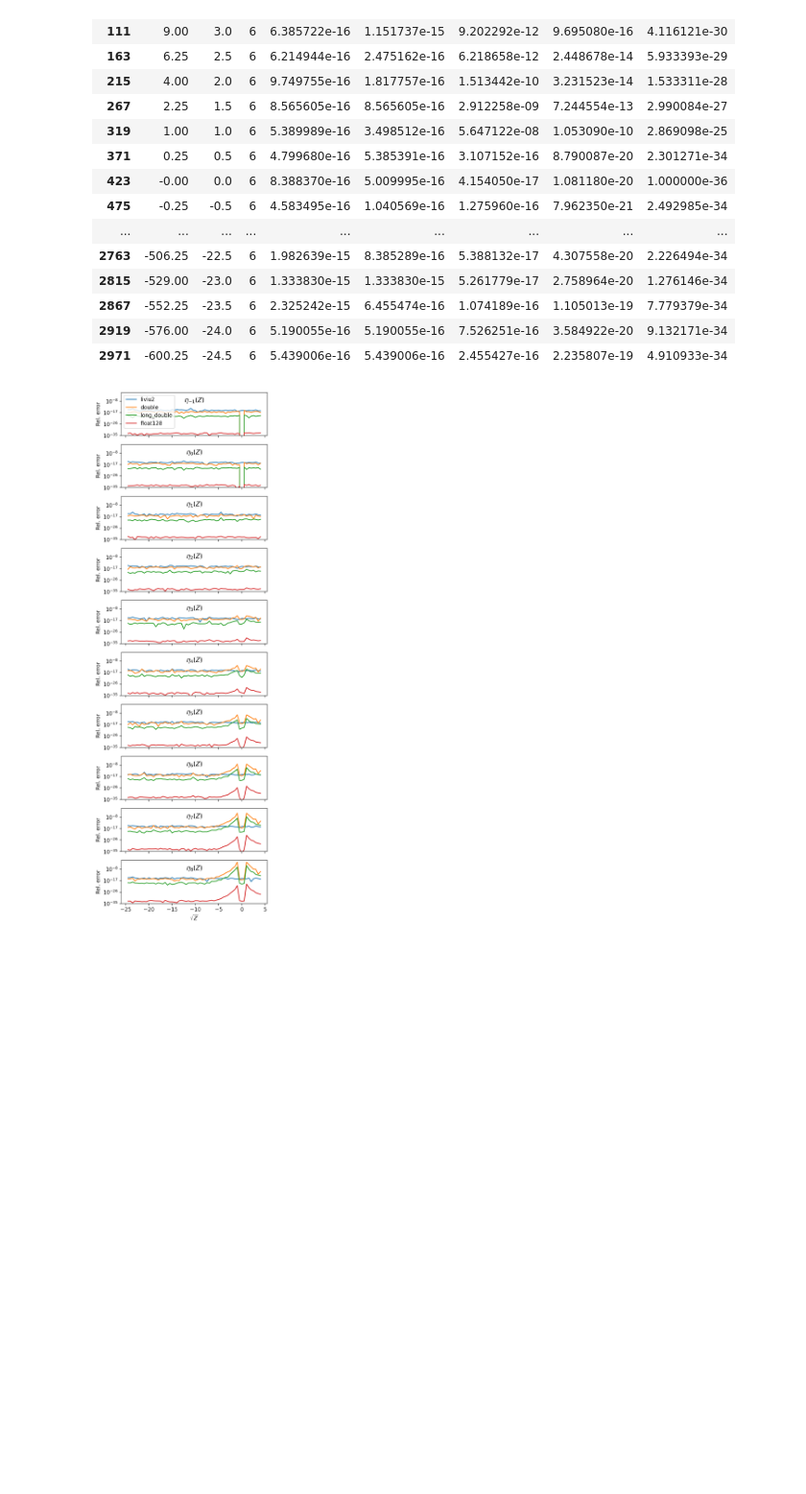
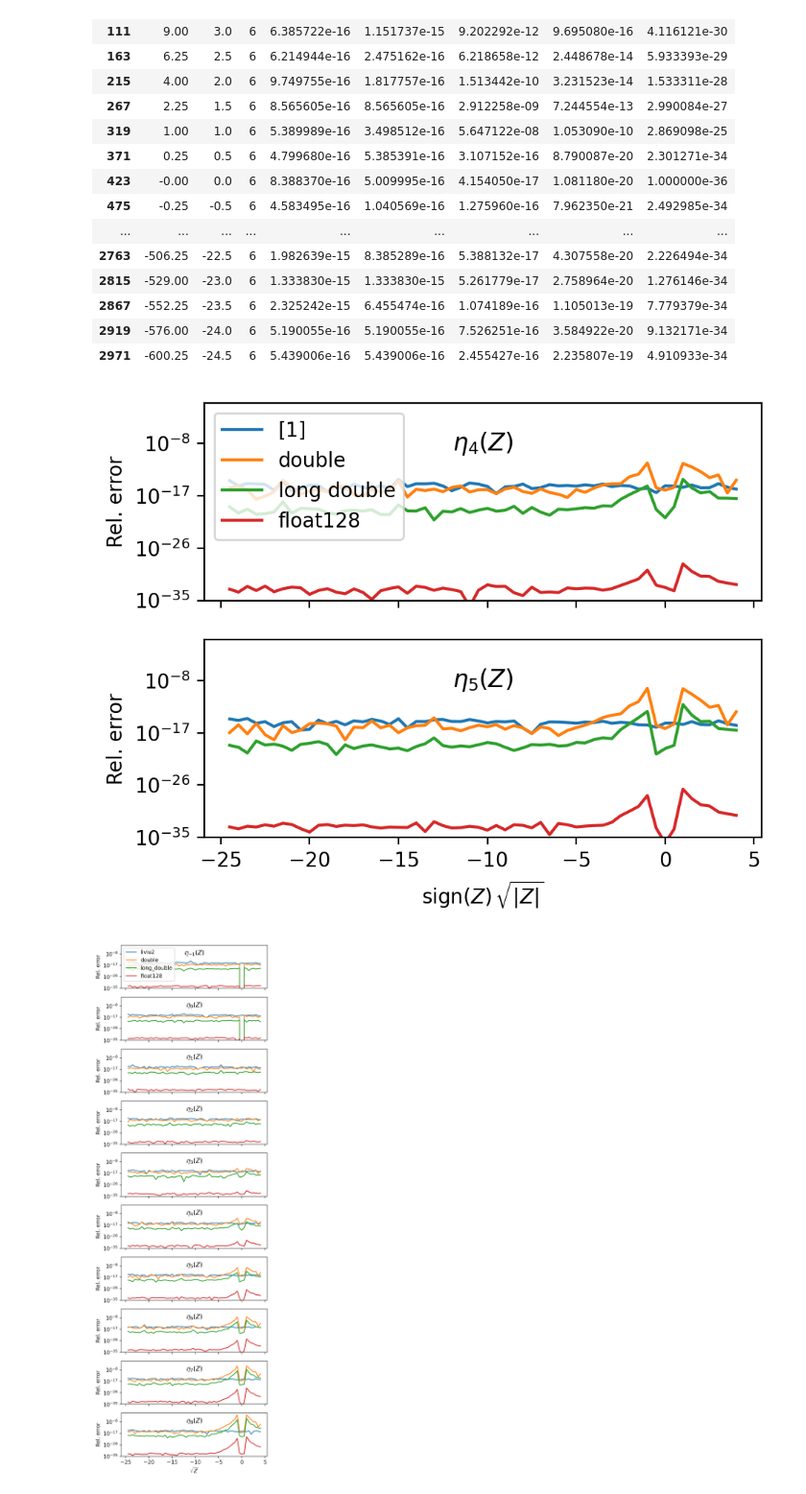
Before and after one commit to toonijn/PhD-thesis, a Jupyter notebook: opmerkingen/liviu/compare.ipynb, the cells around one changed output. Shown at 96% size. Saved outputs shown, nothing was run; the diff lists cells and outputs as text; code cells hidden in the pictures; blank space fills up the shorter version.

```diff
--- a/opmerkingen/liviu/compare.ipynb
+++ b/opmerkingen/liviu/compare.ipynb
@@ -134,6 +134,28 @@ df[df.i == 6]
 | 2867 | -552.25 | -23.5 | 6 | 2.325242e-15 | 6.455474e-16 | 1.074189e-16 | 1.105013e-19 | 7.779379e-34 |
 | 2919 | -576.00 | -24.0 | 6 | 5.190055e-16 | 5.190055e-16 | 7.526251e-16 | 3.584922e-20 | 9.132171e-34 |
 | 2971 | -600.25 | -24.5 | 6 | 5.439006e-16 | 5.439006e-16 | 2.455427e-16 | 2.235807e-19 | 4.910933e-34 |
+# %%
+import matplotlib.pyplot as plt
+
+i_s = range(4, 6)
+
+fig, axes = plt.subplots(len(i_s), 1, sharex=True, figsize=(5, len(i_s)*2), dpi=200)
+
+for j, i in enumerate(i_s):
+    ax = axes[j]
+    ax.set_title(f"$\\eta_{{{i}}}(Z)$", loc="center", y=0.7)
+    ax.set_yscale('log',base=10)
+    ax.set_ylim(10**-35, 10**-1)
+    fdf = df[df.i == i]
+    for r, l in [('liviu2', "[1]"), ('double', 'double'), ('long_double', 'long double'), ('float128', 'float128')]:
+        ax.plot(fdf.sz, fdf[r], label=l)
+    ax.set_ylabel("Rel. error")
+axes[0].legend(loc="upper left")
+axes[-1].set_xlabel("$\operatorname{sign}(Z)\,\\sqrt{|Z|}$")
+plt.savefig("tested_eta_zoom.pdf", bbox_inches="tight")
+plt.savefig("tested_eta_zoom.png", bbox_inches="tight", dpi=500)
+# %% [output]
+[figure, added]
 # %%
 import matplotlib.pyplot as plt
 
```
Also changed, not shown: 9 other files.
